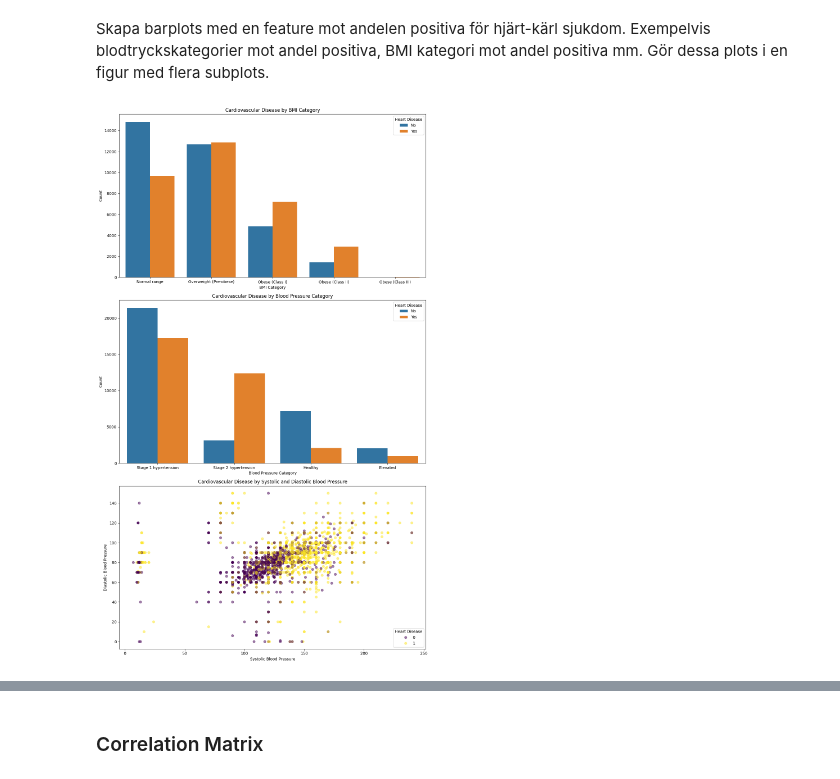
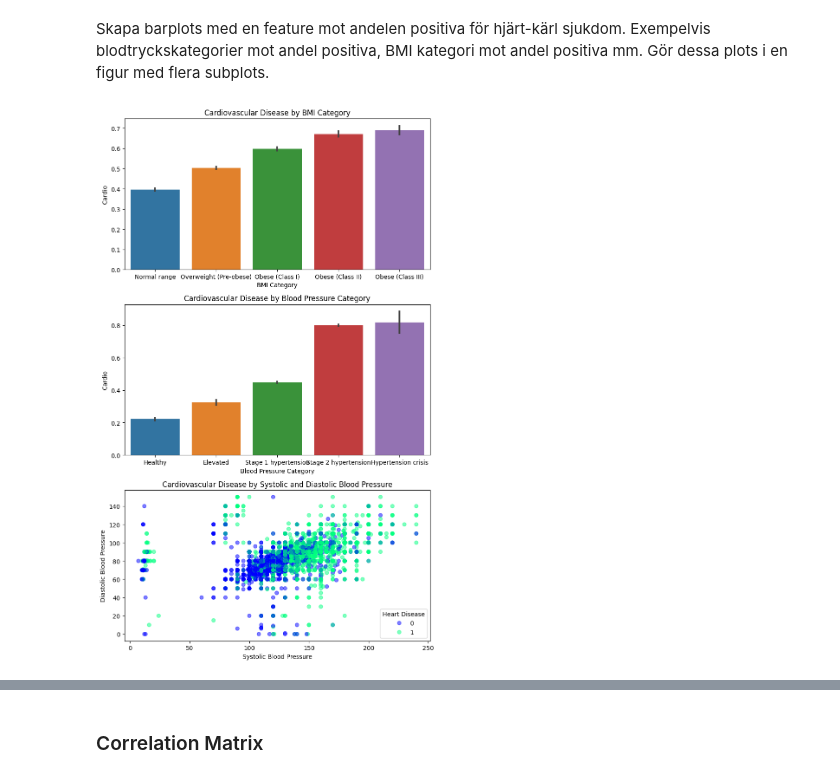
Before and after one commit to smlatic/Machine-Learning-ITHS, a Jupyter notebook: LAB/Disease_detection/disease_detection.ipynb, the cells around one changed output, grey strips where cells are left out. Drawn from its saved outputs; the diff is of its cells as text; code cells hidden in the pictures.

Commit message:
small edits on blood pressure

```diff
--- a/LAB/Disease_detection/disease_detection.ipynb
+++ b/LAB/Disease_detection/disease_detection.ipynb
@@ -224,8 +226,8 @@ The percentage below the normal range and above obese class 3 is below 4% so I w
 # %%
 # Filter the dataset based on BMI ranges of interest
 filtered_data = df[
-    (df['BMI'] >= 18.5) &
-    (df['BMI'] <= 40.0)
+    (df['BMI'] >= 15) &
+    (df['BMI'] <= 50.0)
 ]
 
 # Calculate the number of rows removed
@@ -377,12 +379,10 @@ def blood_pressure_category(row):
         return 'Elevated'
     elif 130 <= systolic <= 139 or 80 <= diastolic <= 89:
         return 'Stage 1 hypertension'
-    elif systolic >= 140 or diastolic >= 90:
+    elif systolic < 180 or diastolic < 120:
         return 'Stage 2 hypertension'
-    elif systolic > 180 or diastolic > 120:
+    else:
         return 'Hypertension crisis'
-    else:
-        return 'Undefined'
 
 # Apply the blood_pressure_category function to each row in the filtered dataset
 filtered_bp_data['bp_category'] = filtered_bp_data.apply(blood_pressure_category, axis=1)
@@ -405,26 +417,26 @@ Skapa barplots med en feature mot andelen positiva för hjärt-kärl sjukdom. Ex
 mot andel positiva, BMI kategori mot andel positiva mm. Gör dessa plots i en figur med flera subplots.
 # %%
 
-fig, axes = plt.subplots(nrows=3, ncols=1, figsize=(12, 20))
+fig, axes = plt.subplots(nrows=3, ncols=1, figsize=(8, 13))
 
-# Countplot for BMI_category vs cardio
-sns.countplot(ax=axes[0], x='BMI_category', hue='cardio', data=new_df)
-axes[0].set(title='Cardiovascular Disease by BMI Category', xlabel='BMI Category', ylabel='Count')
-axes[0].legend(title='Heart Disease', labels=['No', 'Yes'])
+# Barplot for BMI_category vs cardio
+sns.barplot(ax=axes[0], x='BMI_category', y='cardio', data=new_df)
+axes[0].set(title='Cardiovascular Disease by BMI Category', xlabel='BMI Category', ylabel='Cardio')
 
-# Countplot for bp_category vs cardio
-sns.countplot(ax=axes[1], x='bp_category', hue='cardio', data=new_df)
-axes[1].set(title='Cardiovascular Disease by Blood Pressure Category', xlabel='Blood Pressure Category', ylabel='Count')
-axes[1].legend(title='Heart Disease', labels=['No', 'Yes'])
+# Barplot for bp_category vs cardio
+order = ['Healthy', 'Elevated', 'Stage 1 hypertension', 'Stage 2 hypertension', 'Hypertension crisis'] # Order of the bp_category values
+
+sns.barplot(ax=axes[1], x='bp_category', y='cardio', data=new_df, order=order)
+axes[1].set(title='Cardiovascular Disease by Blood Pressure Category', xlabel='Blood Pressure Category', ylabel='Cardio')
 
 # Scatterplot for ap_hi vs ap_lo, colored by cardio
-scatter = axes[2].scatter(x=new_df['ap_hi'], y=new_df['ap_lo'], c=new_df['cardio'], alpha=0.5)
+scatter = axes[2].scatter(x=new_df['ap_hi'], y=new_df['ap_lo'], c=new_df['cardio'], alpha=0.5, cmap="winter")
 axes[2].set(title='Cardiovascular Disease by Systolic and Diastolic Blood Pressure', xlabel='Systolic Blood Pressure', ylabel='Diastolic Blood Pressure')
 
 # Add a legend to the scatterplot
 axes[2].legend(*scatter.legend_elements(), title='Heart Disease')
 
 fig.tight_layout()
 plt.show()
 # %% [output]
-[figure, old version]
+[figure, new version]
```
Also changed, not shown: parts of 14 cells of this notebook.
